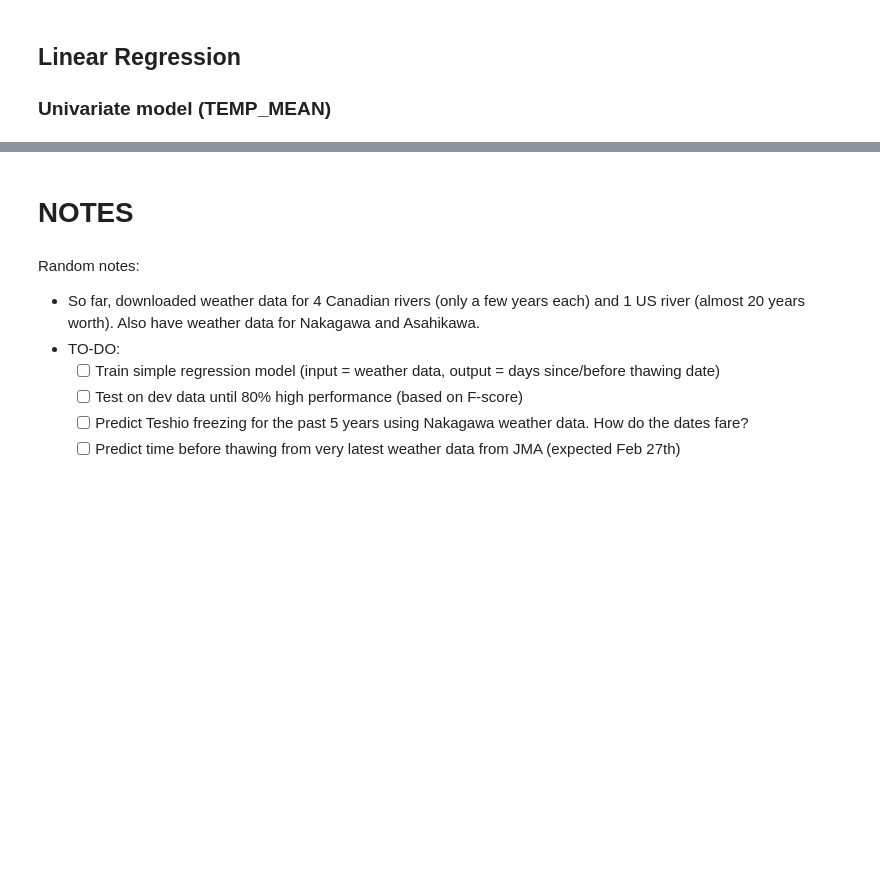
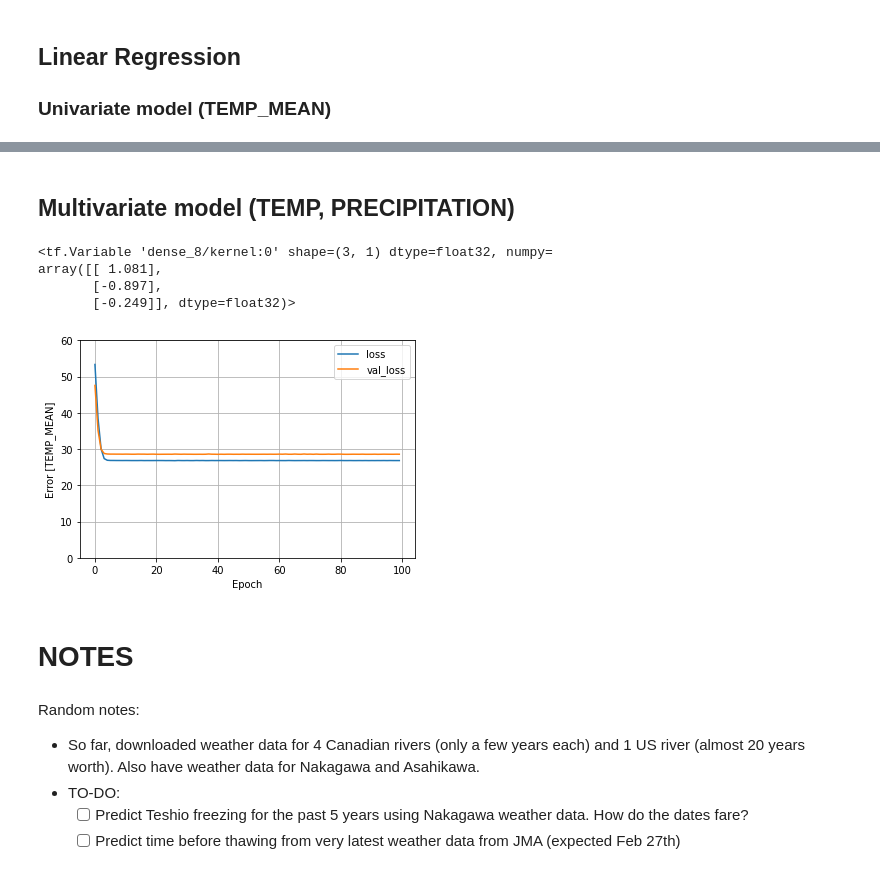
Before and after one commit to agr-ita/teshiokawa, a Jupyter notebook: teshiokawa_data.ipynb, the cells around one changed output, grey strips where cells are left out. Saved outputs shown, nothing was run; the diff lists cells and outputs as text; code cells hidden in the pictures; blank space fills up the shorter version.

```diff
--- a/teshiokawa_data.ipynb
+++ b/teshiokawa_data.ipynb
@@ -501,0 +516,38 @@ plot_univariate(x, y, 'TEMP_MEAN')
+# %% [markdown]
+## Multivariate model (TEMP, PRECIPITATION)
+# %%
+## Normaliser
+linear_model = tf.keras.Sequential([
+    normaliser,
+    layers.Dense(units=1)
+])
+
+## Predict at a glance
+linear_model.predict(train_features[:10])
+
+## Confirm the model has the right size
+linear_model.layers[1].kernel
+# %% [output]
+<tf.Variable 'dense_8/kernel:0' shape=(3, 1) dtype=float32, numpy=
+array([[ 1.081],
+       [-0.897],
+       [-0.249]], dtype=float32)>
+# %%
+## Configure training for 100 epochs
+linear_model.compile(
+    optimizer=tf.optimizers.Adam(learning_rate=0.1),
+    loss='mean_absolute_error')
+# %%
+## Train the model
+history = linear_model.fit(
+    train_features,
+    train_labels,
+    epochs=100,
+    # Suppress logging.
+    verbose=0,
+    # Calculate validation results on 20% of the training data.
+    validation_split = 0.2)
+
+plot_loss(history)
+# %% [output]
+[figure, added]
@@ -505,7 +561,5 @@ plot_univariate(x, y, 'TEMP_MEAN')
 Random notes:
 - So far, downloaded weather data for 4 Canadian rivers (only a few years each) and 1 US river (almost 20 years worth). Also have weather data for Nakagawa and Asahikawa.
 - TO-DO:
-  - [ ] Train simple regression model (input = weather data, output = days since/before thawing date)
-  - [ ] Test on dev data until 80% high performance (based on F-score)
   - [ ] Predict Teshio freezing for the past 5 years using Nakagawa weather data. How do the dates fare?
   - [ ] Predict time before thawing from very latest weather data from JMA (expected Feb 27th)
```
Also changed, not shown: parts of 13 cells of this notebook.
